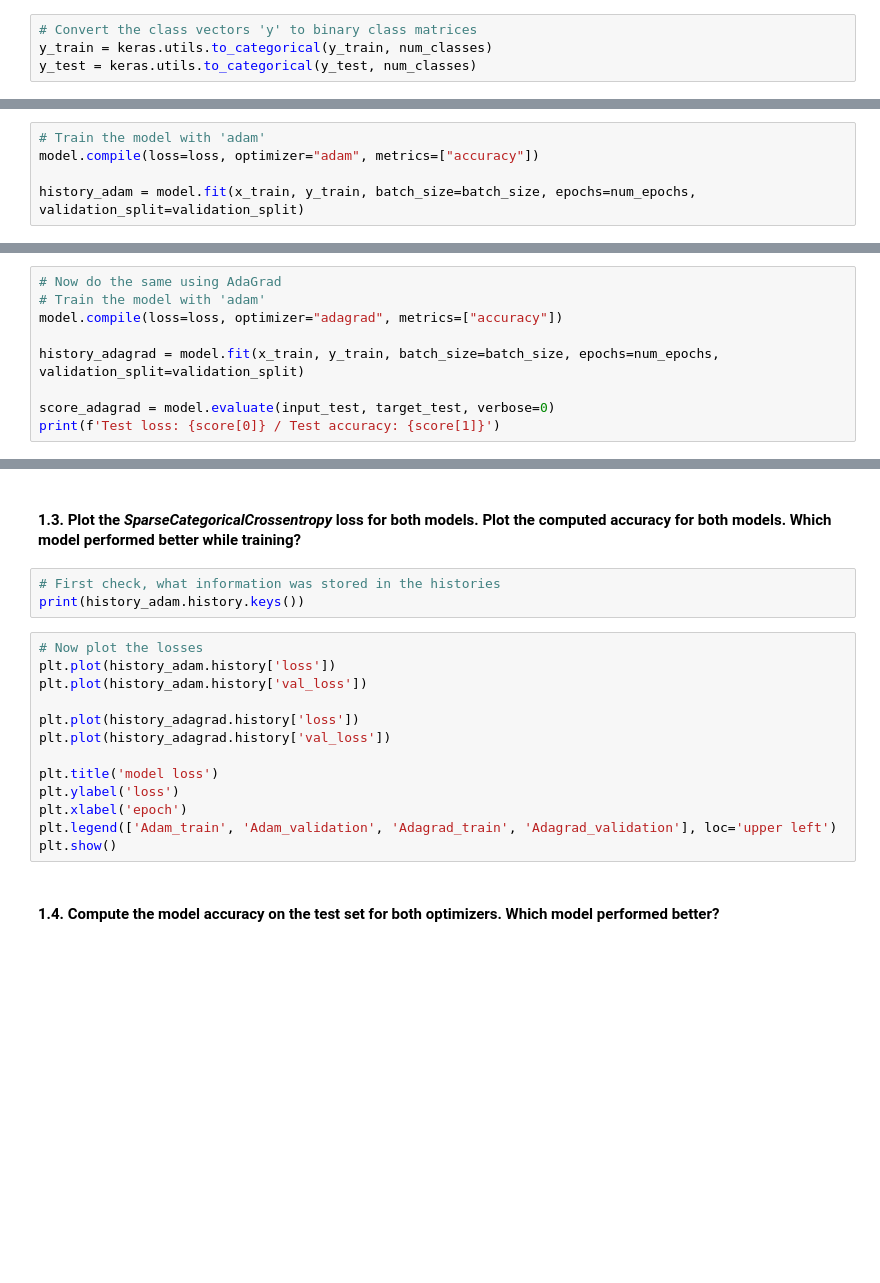
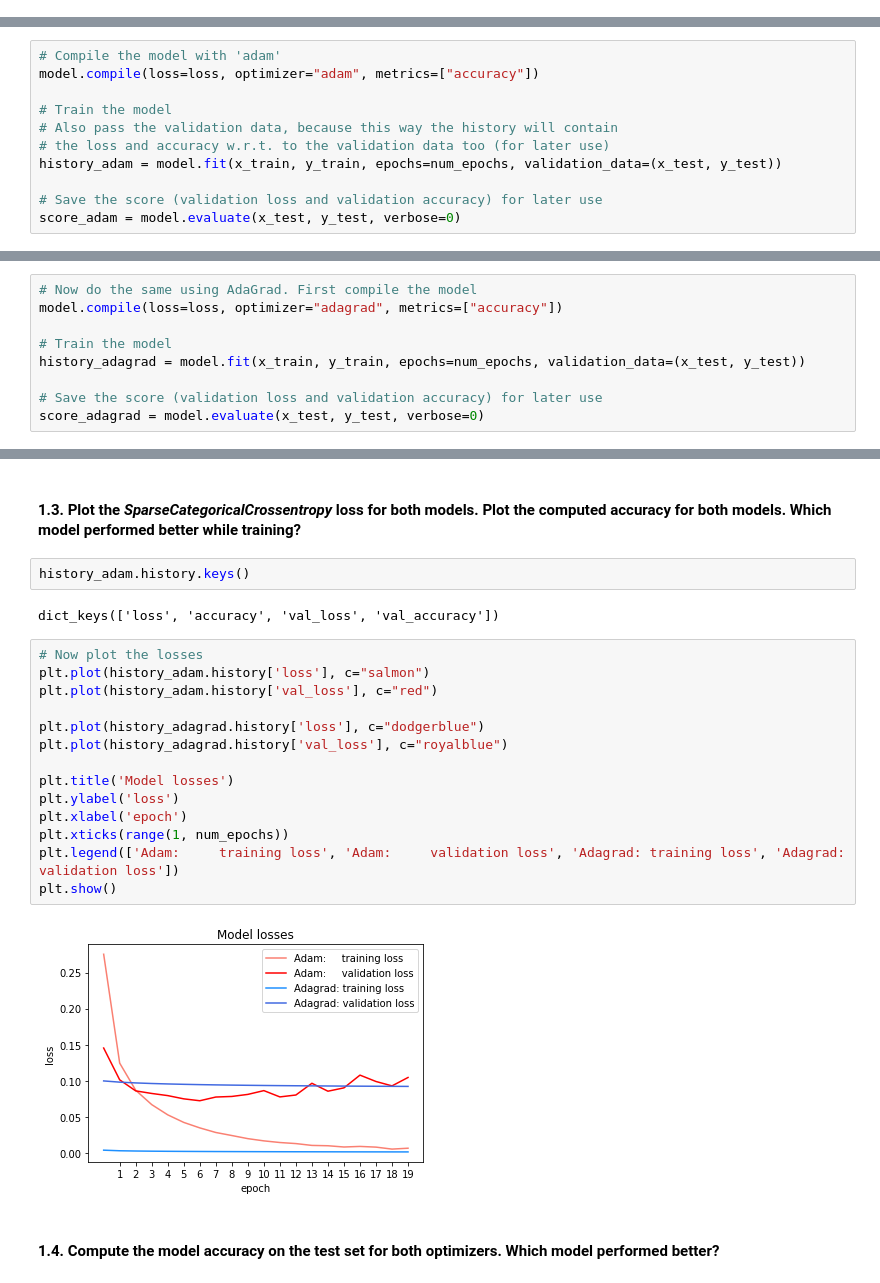
Before and after one commit to FabriceBeaumont/MA-INF_4216_Biomedical_DS_and_AI, a Jupyter notebook: Sheet9/Assignment9_Solutions.ipynb, the cells around one changed output, grey strips where cells are left out. Cells and saved outputs as stored; diff of their text form; blank space fills up the shorter version.

```diff
--- a/Sheet9/Assignment9_Solutions.ipynb
+++ b/Sheet9/Assignment9_Solutions.ipynb
@@ -79,7 +89,3 @@ True
-# %%
-# Convert the class vectors 'y' to binary class matrices
-y_train = keras.utils.to_categorical(y_train, num_classes)
-y_test = keras.utils.to_categorical(y_test, num_classes)
 # %% [markdown]
 #### 1.2. Train a neural network once using **Adam** and once using **AdaGrad** optimizer.
 
@@ -141,5 +133,0 @@ y_train.shape
-# %%
-# Train the model with 'adam'
-model.compile(loss=loss, optimizer="adam", metrics=["accuracy"])
-
-history_adam = model.fit(x_train, y_train, batch_size=batch_size, epochs=num_epochs, validation_split=validation_split)
@@ -151,0 +134,11 @@ print(f'Test loss: {score[0]} / Test accuracy: {score[1]}')
+# %%
+# Compile the model with 'adam'
+model.compile(loss=loss, optimizer="adam", metrics=["accuracy"])
+
+# Train the model
+# Also pass the validation data, because this way the history will contain
+# the loss and accuracy w.r.t. to the validation data too (for later use)
+history_adam = model.fit(x_train, y_train, epochs=num_epochs, validation_data=(x_test, y_test))
+
+# Save the score (validation loss and validation accuracy) for later use
+score_adam = model.evaluate(x_test, y_test, verbose=0)
@@ -152,9 +163,9 @@ print(f'Test loss: {score[0]} / Test accuracy: {score[1]}')
 # %%
-# Now do the same using AdaGrad
-# Train the model with 'adam'
+# Now do the same using AdaGrad. First compile the model
 model.compile(loss=loss, optimizer="adagrad", metrics=["accuracy"])
 
-history_adagrad = model.fit(x_train, y_train, batch_size=batch_size, epochs=num_epochs, validation_split=validation_split)
+# Train the model
+history_adagrad = model.fit(x_train, y_train, epochs=num_epochs, validation_data=(x_test, y_test))
 
-score_adagrad = model.evaluate(input_test, target_test, verbose=0)
-print(f'Test loss: {score[0]} / Test accuracy: {score[1]}')
+# Save the score (validation loss and validation accuracy) for later use
+score_adagrad = model.evaluate(x_test, y_test, verbose=0)
@@ -161,20 +197,24 @@ print(f'Test loss: {score[0]} / Test accuracy: {score[1]}')
 # %% [markdown]
 #### 1.3. Plot the *SparseCategoricalCrossentropy* loss for both models. Plot the computed accuracy for both models. Which model performed better while training?
-# %%
-# First check, what information was stored in the histories
-print(history_adam.history.keys())
+# %%
+history_adam.history.keys()
+# %% [output]
+dict_keys(['loss', 'accuracy', 'val_loss', 'val_accuracy'])
 # %%
 # Now plot the losses
-plt.plot(history_adam.history['loss'])
-plt.plot(history_adam.history['val_loss'])
+plt.plot(history_adam.history['loss'], c="salmon")
+plt.plot(history_adam.history['val_loss'], c="red")
 
-plt.plot(history_adagrad.history['loss'])
-plt.plot(history_adagrad.history['val_loss'])
+plt.plot(history_adagrad.history['loss'], c="dodgerblue")
+plt.plot(history_adagrad.history['val_loss'], c="royalblue")
 
-plt.title('model loss')
+plt.title('Model losses')
 plt.ylabel('loss')
 plt.xlabel('epoch')
-plt.legend(['Adam_train', 'Adam_validation', 'Adagrad_train', 'Adagrad_validation'], loc='upper left')
+plt.xticks(range(1, num_epochs))
+plt.legend(['Adam:     training loss', 'Adam:     validation loss', 'Adagrad: training loss', 'Adagrad: validation loss'])
 plt.show()
+# %% [output]
+[figure, added]
 # %% [markdown]
 #### 1.4. Compute the model accuracy on the test set for both optimizers. Which model performed better?
```
Also changed, not shown: parts of 22 cells of this notebook.
